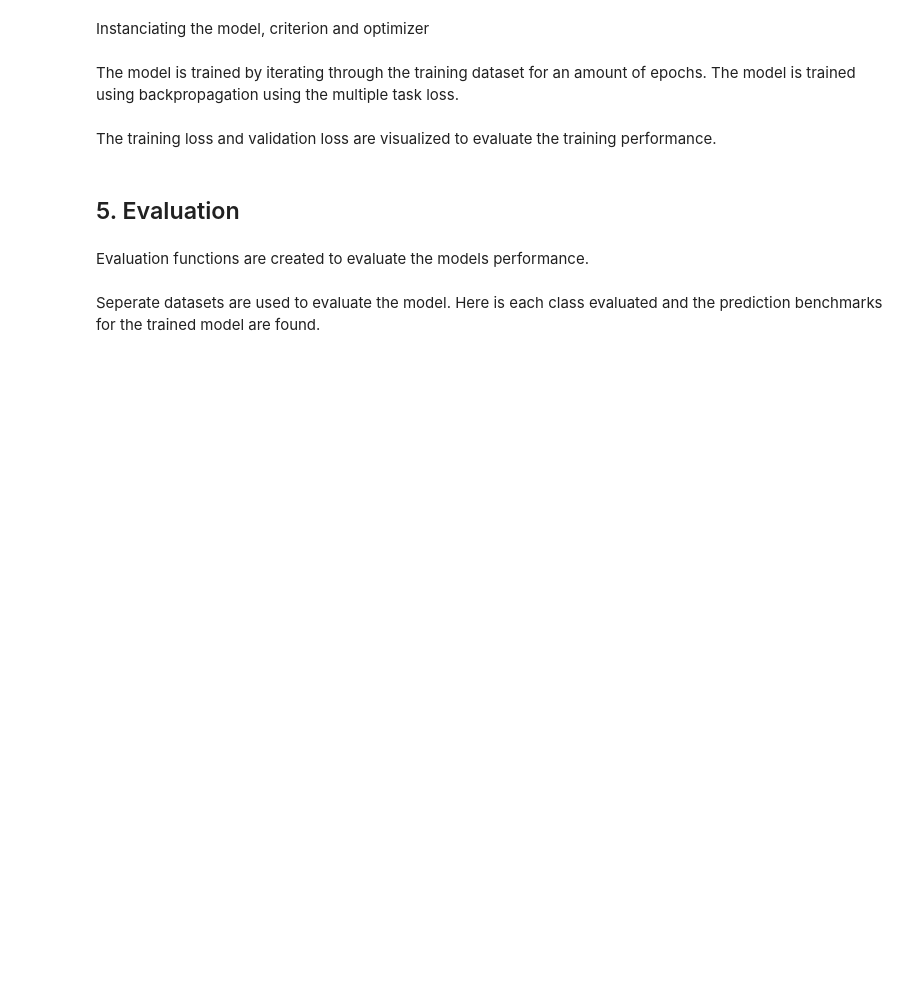
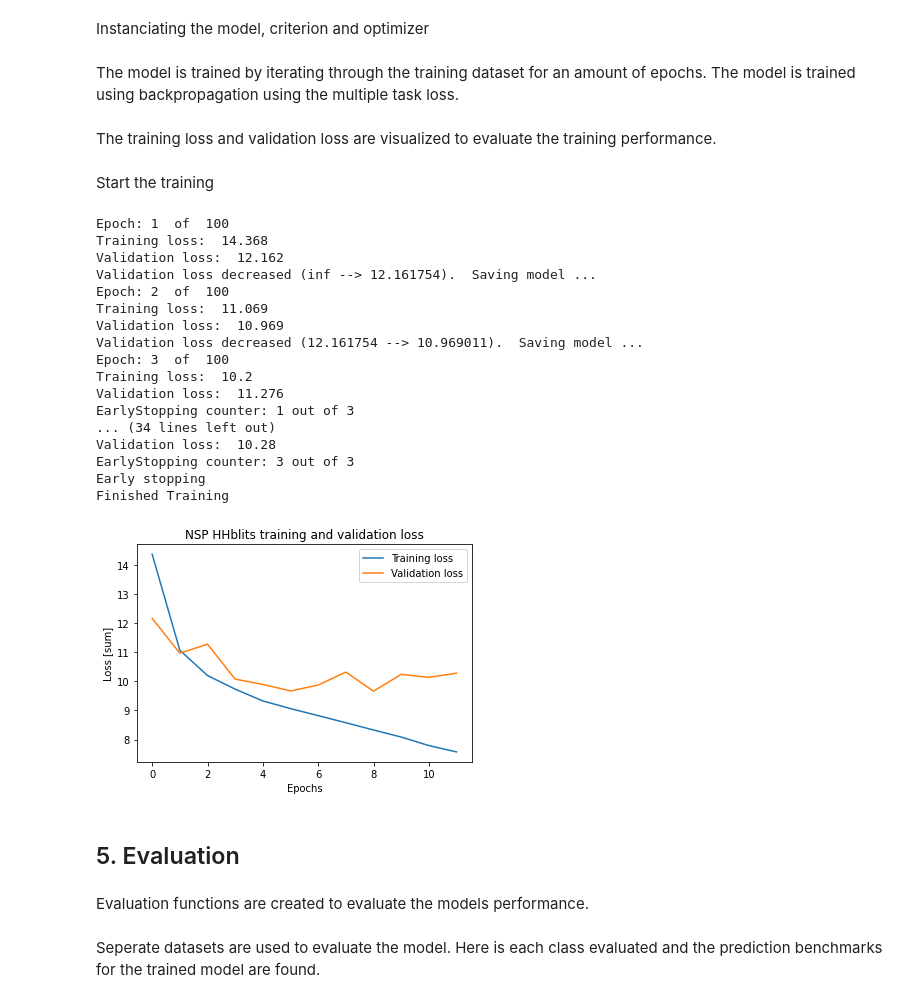
Before and after one commit to Eryk96/NetSurfP-3.0, a Jupyter notebook: notebooks/nsp2/nsp2.ipynb, the cells around one changed output. Drawn from its saved outputs; the diff is of its cells as text; code cells hidden in the pictures; blank space fills up the shorter version.

Commit message:
Updated nsp2.0 model and updated structure

```diff
--- a/notebooks/nsp2/nsp2.ipynb
+++ b/notebooks/nsp2/nsp2.ipynb
@@ -89,7 +128,7 @@ class NSPData(Dataset):
 # %% [markdown]
 It is important to have a training and validation set when training to evaluate the training performance. Therefore, a function that splits the dataset into training and evaluation is created for that purpose.
 # %%
-def split_dataset(batch_size, dataset, validation_fraction = 0.20):
+def split_dataset(batch_size, dataset):
     """ Splits the dataset into train and validation
     Args:
         batch_size (int): size of each batch
@@ -98,11 +137,13 @@ def split_dataset(batch_size, dataset, validation_fraction = 0.20):
     """
 
     num_train = len(dataset['data'])
-    indices = list(range(num_train))
-    split = int(np.floor(validation_fraction * num_train))
+    train_indices = np.array(range(num_train))
+    validation_indices = np.random.choice(train_indices, int(num_train*0.05), replace=False)
+
+    train_indices = np.delete(train_indices, validation_indices)
 
     # subset the dataset
-    train_idx, valid_idx = indices[split:], indices[:split]
+    train_idx, valid_idx = train_indices, validation_indices
     train_sampler = SubsetRandomSampler(train_idx)
     valid_sampler = SubsetRandomSampler(valid_idx)
 
@@ -298,13 +402,12 @@ def arctan_dihedral(sin, cos):
 # %% [markdown]
 Instanciating the model, criterion and optimizer
 # %%
-def init_model(initial_channels, hidden_neurons, lr=1e-3):
+def init_model(initial_channels, hidden_neurons, learning_rate):
     """ Initializes a model, criterion and optimizer
     Args:
         initial_channels (int): amount of initial inputs for the model
         hidden_neurons (int): amount of hidden neurons in the model
     """
-
     nsp_net = NSP_Network(initial_channels, hidden_neurons)
     criterion = MultiTaskLoss()
 
@@ -314,16 +417,9 @@ def init_model(initial_channels, hidden_neurons, lr=1e-3):
         criterion.cuda(device)
 
     # optimizer for model and criterion
-    optimizer = optim.Adam([{"params" : nsp_net.parameters()},
-                            {"params" : criterion.parameters()}], lr=lr)
+    optimizer = optim.Adam([{"params" : criterion.parameters()}, {"params" : nsp_net.parameters()}], lr=learning_rate)
 
     return nsp_net, criterion, optimizer
-# %%
-initial_channels = 50
-hidden_neurons = 1024 #1024
-
-nsp_hhblits = init_model(initial_channels, hidden_neurons)
-nsp_mmseqs = init_model(initial_channels, hidden_neurons)
 # %% [markdown]
 The model is trained by iterating through the training dataset for an amount of epochs. The model is trained using backpropagation using the multiple task loss.
 # %%
@@ -390,14 +505,49 @@ def plot_loss(training_loss, validation_loss, title):
     pylab.legend(('Training loss', 'Validation loss'))
     pylab.title(title)
     pylab.show()
+# %% [markdown]
+Start the training
 # %%
-epochs = 40 #50
+epochs = 100
 
-training_loss, evaluation_loss = training(epochs, nsp_hhblits[0], nsp_hhblits[1], nsp_hhblits[2], train_hhblits)
+initial_channels = 50
+hidden_neurons = 512
+learning_rate = 1e-3
+
+nsp_hhblits = init_model(initial_channels, hidden_neurons, learning_rate)
+
+training_loss, evaluation_loss = training(epochs, nsp_hhblits[0],
+                                                    nsp_hhblits[1],
+                                                    nsp_hhblits[2],
+                                                    train_hhblits)
+
 plot_loss(training_loss, evaluation_loss, "NSP HHblits training and validation loss")
 
-training_loss, evaluation_loss = training(epochs, nsp_mmseqs[0], nsp_mmseqs[1], nsp_mmseqs[2], train_mmseqs)
+training_loss, evaluation_loss = training(epochs, nsp_mmseqs[0],
+                                          nsp_mmseqs[1],
+                                          nsp_mmseqs[2],
+                                          train_mmseqs)
+
 plot_loss(training_loss, evaluation_loss, "NSP MMseqs training and validation loss")
+# %% [output]
+Epoch: 1  of  100
+Training loss:  14.368
+Validation loss:  12.162
+Validation loss decreased (inf --> 12.161754).  Saving model ...
+Epoch: 2  of  100
+Training loss:  11.069
+Validation loss:  10.969
+Validation loss decreased (12.161754 --> 10.969011).  Saving model ...
+Epoch: 3  of  100
+Training loss:  10.2
+Validation loss:  11.276
+EarlyStopping counter: 1 out of 3
+... (34 lines left out)
+Validation loss:  10.28
+EarlyStopping counter: 3 out of 3
+Early stopping
+Finished Training
+[figure, added]
 # %% [markdown]
 ## 5. Evaluation
 # %% [markdown]
```
Also changed, not shown: parts of 16 cells of this notebook, 17 other files.
